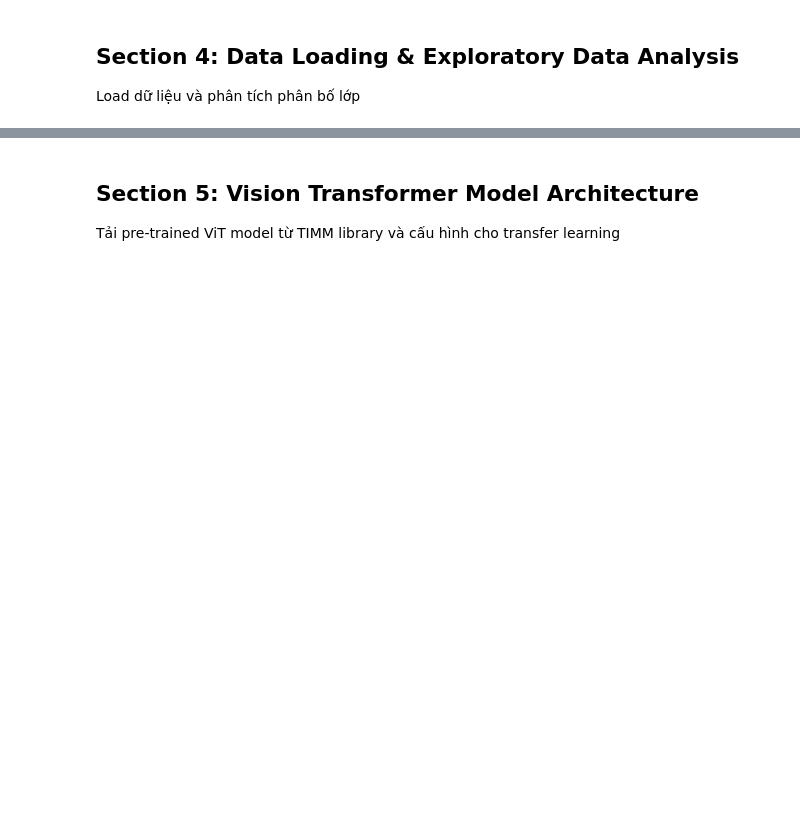
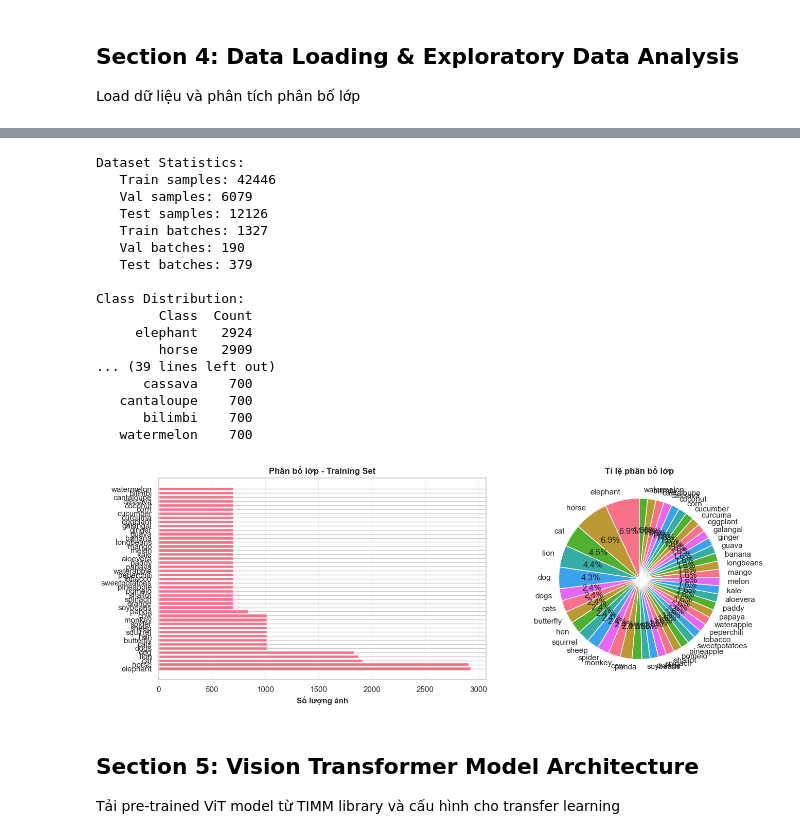
Before and after one commit to quannguyen3004/deep-learning-final, a Jupyter notebook: DL_ViT_Improved.ipynb, the cells around one changed output, grey strips where cells are left out. Drawn from its saved outputs; the diff is of its cells as text; code cells hidden in the pictures; blank space fills up the shorter version.

```diff
--- a/DL_ViT_Improved.ipynb
+++ b/DL_ViT_Improved.ipynb
@@ -168,0 +130,20 @@ print("=" * 80)
+# %%
+IMG_SIZE = 224 # Kích thước ảnh đầu vào tiêu chuẩn bắt buộc của mô hình ViT-Base
+
+train_transform = transforms.Compose([
+    transforms.Resize((IMG_SIZE, IMG_SIZE)),
+    transforms.RandomHorizontalFlip(p=0.5),
+    transforms.RandomRotation(degrees=15),
+    transforms.ColorJitter(brightness=0.2, contrast=0.2),
+    transforms.ToTensor(),
+    transforms.Normalize(mean=[0.485, 0.456, 0.406], std=[0.229, 0.224, 0.225])
+])
+
+# Tập Validation và Test sử dụng chung một bộ tiền xử lý chuẩn hóa cố định không xoay/lật ảnh
+val_test_transform = transforms.Compose([
+    transforms.Resize((IMG_SIZE, IMG_SIZE)),
+    transforms.ToTensor(),
+    transforms.Normalize(mean=[0.485, 0.456, 0.406], std=[0.229, 0.224, 0.225])
+])
+
+print("Đã khởi tạo cấu hình các bộ tiền xử lý hình ảnh thành công.")
@@ -402,3 +224,60 @@ print(f"\n✓ Dữ liệu đã được load thành công!")
+# %%
+from collections import Counter
+
+print("Dataset Statistics:")
+print(f"   Train samples: {len(train_dataset)}")
+print(f"   Val samples: {len(val_dataset)}")
+print(f"   Test samples: {len(test_dataset)}")
+print(f"   Train batches: {len(train_loader)}")
+print(f"   Val batches: {len(val_loader)}")
+print(f"   Test batches: {len(test_loader)}")
+
+class_counts = Counter(train_dataset.targets)
+
+class_dist_df = pd.DataFrame({
+    "Class": [class_names[i] for i in class_counts.keys()],
+    "Count": list(class_counts.values())
+}).sort_values("Count", ascending=False)
+
+print("\nClass Distribution:")
+print(class_dist_df.to_string(index=False))
+
+fig, axes = plt.subplots(1, 2, figsize=(14, 5))
+
+axes[0].barh(class_dist_df["Class"], class_dist_df["Count"])
+axes[0].set_xlabel("Số lượng ảnh", fontsize=11, fontweight="bold")
+axes[0].set_title("Phân bố lớp - Training Set", fontsize=12, fontweight="bold")
+axes[0].grid(axis="x", alpha=0.3)
+
+axes[1].pie(
+    class_dist_df["Count"],
+    labels=class_dist_df["Class"],
+    autopct="%1.1f%%",
+    startangle=90
+)
+axes[1].set_title("Tỉ lệ phân bố lớp", fontsize=12, fontweight="bold")
+
+plt.tight_layout()
+plt.show()
+# %% [output]
+Dataset Statistics:
+   Train samples: 42446
+   Val samples: 6079
+   Test samples: 12126
+   Train batches: 1327
+   Val batches: 190
+   Test batches: 379
+
+Class Distribution:
+        Class  Count
+     elephant   2924
+        horse   2909
+... (39 lines left out)
+      cassava    700
+   cantaloupe    700
+      bilimbi    700
+   watermelon    700
+[figure, added]
 # %% [markdown]
 ## Section 5: Vision Transformer Model Architecture
 Tải pre-trained ViT model từ TIMM library và cấu hình cho transfer learning
```
Also changed, not shown: parts of 19 cells of this notebook.
